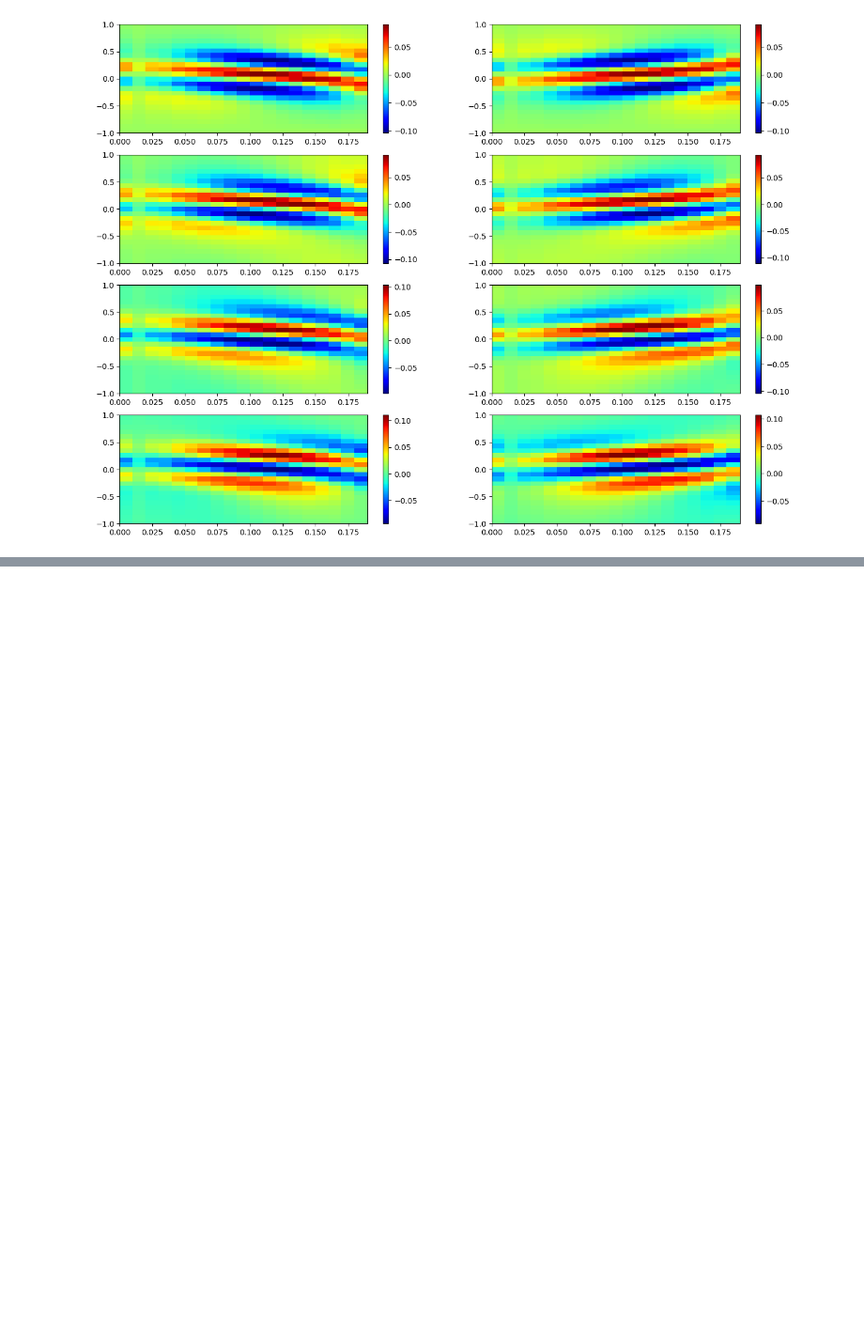
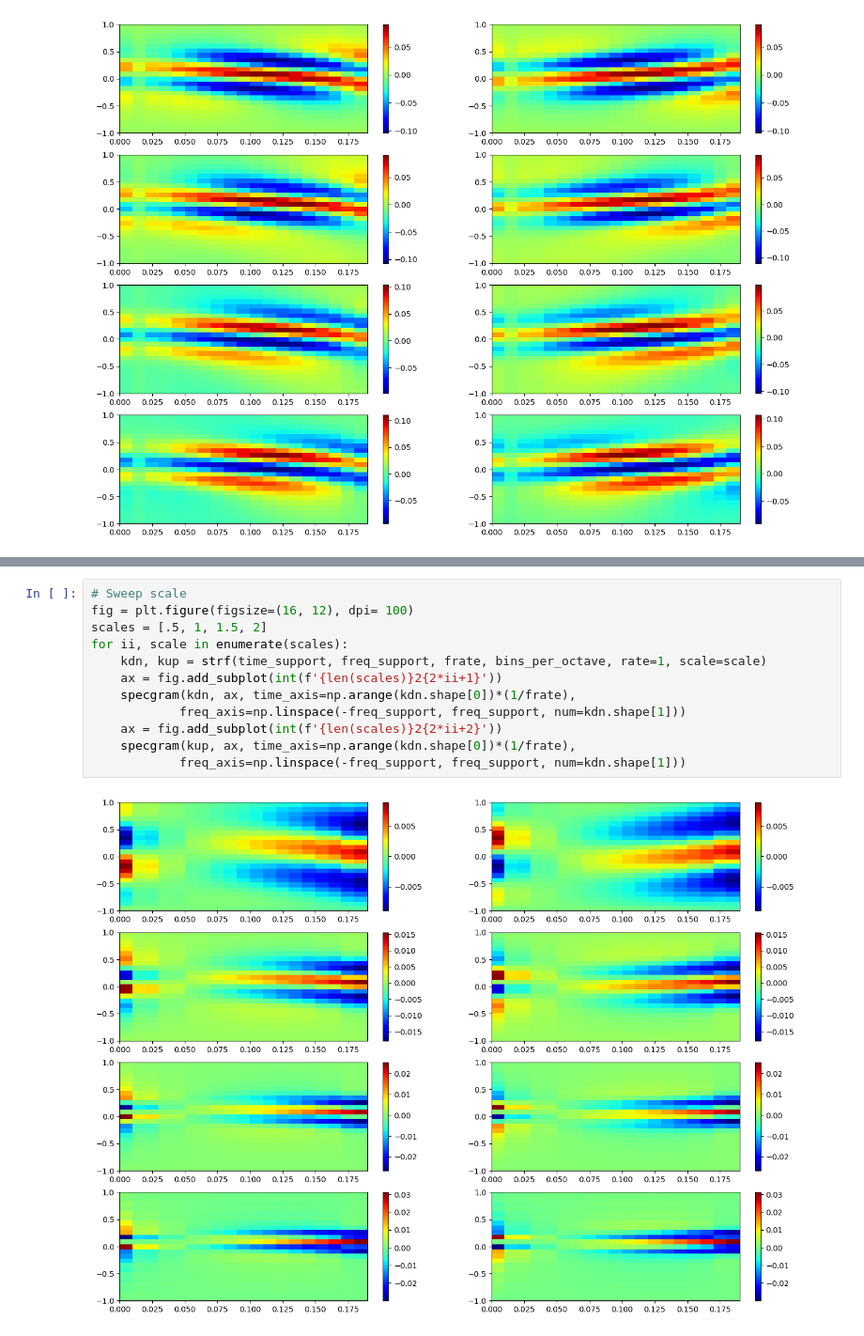
Before and after one commit to raymondxyy/pyaudlib, a Jupyter notebook: egs/dsp/Spectro-temporal Receptive Fields.ipynb, the cells around one changed output, grey strips where cells are left out. Shown at 94% size. Cells and saved outputs as stored; diff of their text form; blank space fills up the shorter version.

```diff
--- a/egs/dsp/Spectro-temporal Receptive Fields.ipynb
+++ b/egs/dsp/Spectro-temporal Receptive Fields.ipynb
@@ -40,0 +55,14 @@ for ii, phi in enumerate(phis):
+# %%
+# Sweep scale
+fig = plt.figure(figsize=(16, 12), dpi= 100)
+scales = [.5, 1, 1.5, 2]
+for ii, scale in enumerate(scales):
+    kdn, kup = strf(time_support, freq_support, frate, bins_per_octave, rate=1, scale=scale)
+    ax = fig.add_subplot(int(f'{len(scales)}2{2*ii+1}'))
+    specgram(kdn, ax, time_axis=np.arange(kdn.shape[0])*(1/frate),
+            freq_axis=np.linspace(-freq_support, freq_support, num=kdn.shape[1]))
+    ax = fig.add_subplot(int(f'{len(scales)}2{2*ii+2}'))
+    specgram(kup, ax, time_axis=np.arange(kdn.shape[0])*(1/frate),
+            freq_axis=np.linspace(-freq_support, freq_support, num=kdn.shape[1]))
+# %% [output]
+[figure, added]
```
Also changed, not shown: parts of 1 cell of this notebook, 9 other files.
